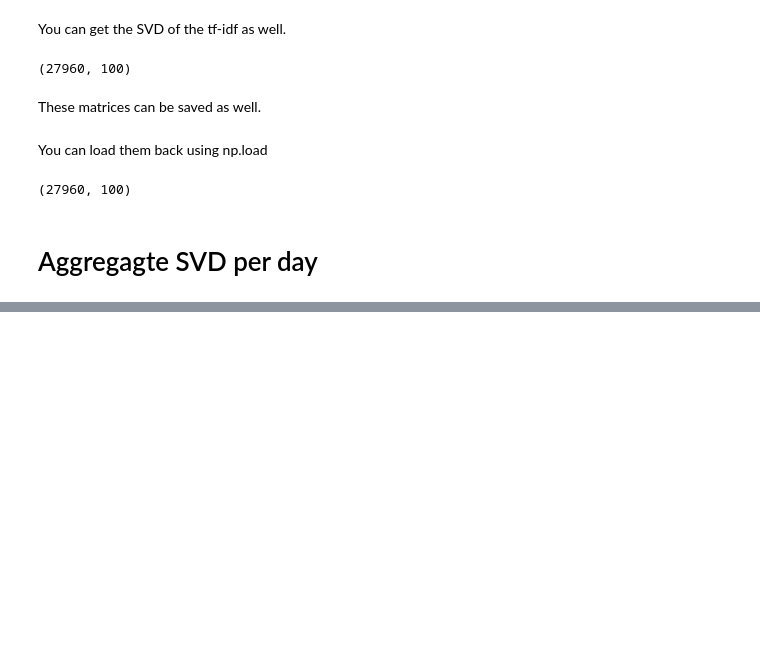
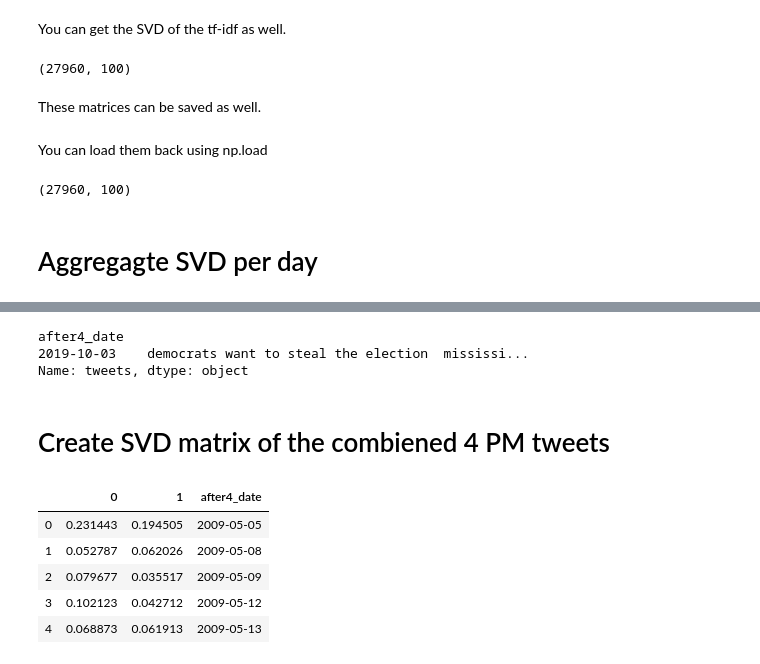
Before and after one commit to QuantCS109/TrumpTweets, a Jupyter notebook: Text Features.ipynb, the cells around one changed output, grey strips where cells are left out. Saved outputs shown, nothing was run; the diff lists cells and outputs as text; code cells hidden in the pictures; blank space fills up the shorter version.

```diff
--- a/Text Features.ipynb
+++ b/Text Features.ipynb
@@ -159,0 +186,3 @@ svd_df_daily.to_csv('svd_df_daily.csv')
+# %%
+combined_daily_tweets = tweet_data.clean_tweets.groupby('after4_date')['tweets'].apply(lambda x: ' '.join(x))
+combined_daily_tweets.head()
@@ -159,0 +217,24 @@ svd_df_daily.to_csv('svd_df_daily.csv')
+# %%
+combined_daily_tweets[combined_daily_tweets.index.values==pd.to_datetime("2019-10-03")]
+# %% [output]
+after4_date
+2019-10-03    democrats want to steal the election  mississi...
+Name: tweets, dtype: object
+# %% [markdown]
+# Create SVD matrix of the combiened 4 PM tweets
+# %%
+combined_generator = TextFeaturesGenerator(combined_daily_tweets)
+# %%
+n_components = 2
+combined_svd_df = pd.DataFrame(combined_generator.get_svd_tfidf_mat(n_components=n_components))
+# %%
+combined_svd_df['after4_date'] = combined_daily_tweets.index.values
+# %%
+combined_svd_df.head()
+# %% [output]
+|  | 0 | 1 | after4_date |
+| 0 | 0.231443 | 0.194505 | 2009-05-05 |
+| 1 | 0.052787 | 0.062026 | 2009-05-08 |
+| 2 | 0.079677 | 0.035517 | 2009-05-09 |
+| 3 | 0.102123 | 0.042712 | 2009-05-12 |
+| 4 | 0.068873 | 0.061913 | 2009-05-13 |
```
Also changed, not shown: parts of 15 cells of this notebook.
